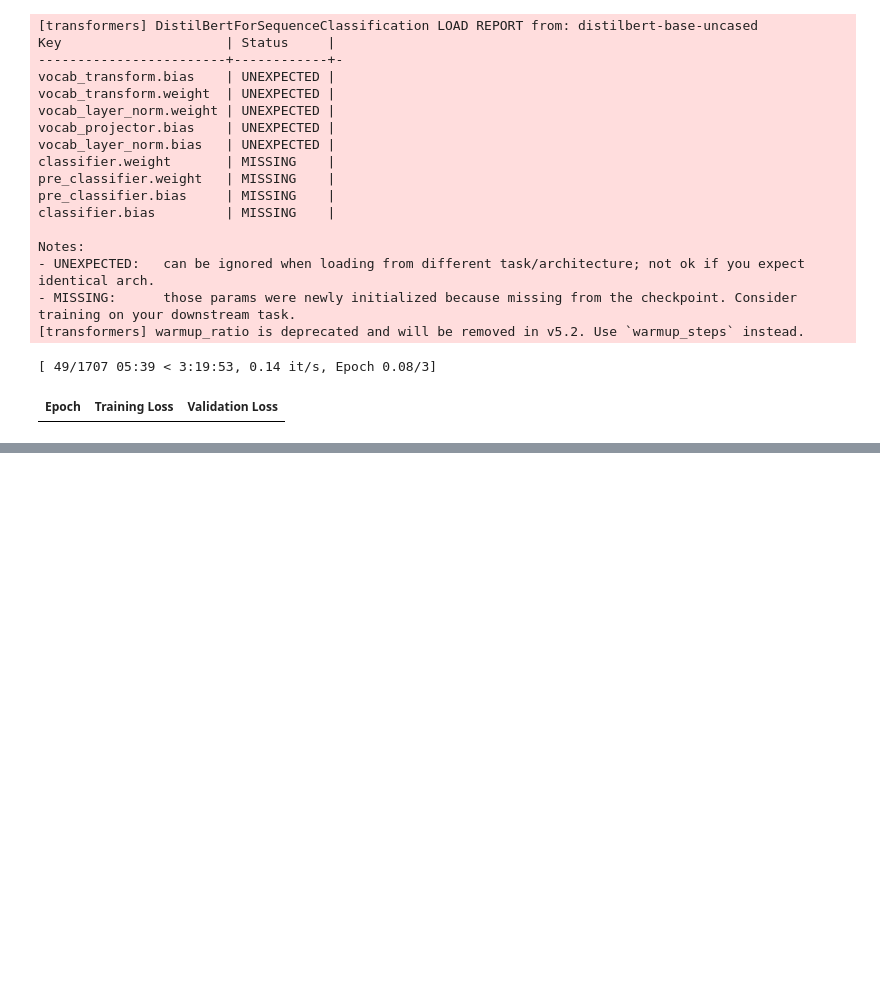
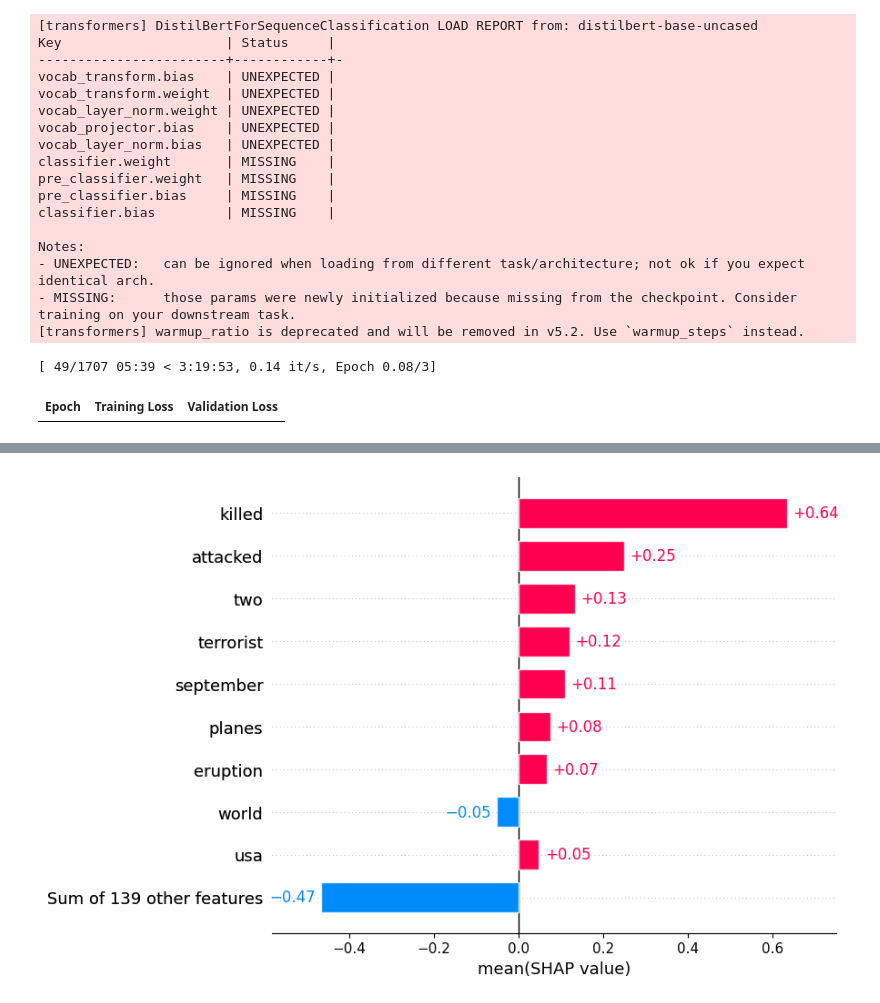
Before and after one commit to Oscar-AS/disaster-tweets-project, a Jupyter notebook: model_avancé/model_Distibert.ipynb, the cells around one changed output, grey strips where cells are left out. Drawn from its saved outputs; the diff is of its cells as text; code cells hidden in the pictures; blank space fills up the shorter version.

```diff
--- a/model_avancé/model_Distibert.ipynb
+++ b/model_avancé/model_Distibert.ipynb
@@ -57,4 +54,4 @@ MLflow activé avec succès sur DagsHub !
 # %%
 # Chargement des données
 # Lecture du fichier CSV depuis le dossier Base et stockage dans la variable 'df'
-df = pd.read_csv("Base/tweets.csv")
+df = pd.read_csv("../Base/tweets.csv")
@@ -60,0 +88,2 @@ df = pd.read_csv("Base/tweets.csv")
+# %%
+df["text"] = df["text"].apply(cleaning_simple)
@@ -241,0 +281,16 @@ Notes:
+# %%
+
+# Chemin vers la sauvegarde locale
+local_model_path = "./best_model_DistilBERT"
+
+# Chargement manuel du tokenizer et du modèle
+tokenizer = AutoTokenizer.from_pretrained(local_model_path)
+model = AutoModelForSequenceClassification.from_pretrained(local_model_path)
+
+# Re-création de l'objet Trainer (pour pouvoir utiliser trainer.predict sur tokenized_test)
+trainer = Trainer(
+    model=model,
+    compute_metrics=compute_metrics
+)
+
+print("Modèle DistilBERT chargé manuellement avec succès depuis le stockage local.")
@@ -284,0 +418,20 @@ plt.show()
+# %%
+import shap
+from transformers import pipeline
+
+# Création d'un pipeline de classification pour SHAP
+# On utilise le modèle et le tokenizer déjà chargés
+clf_pipeline = pipeline("text-classification", model=model, tokenizer=tokenizer, top_k=None)
+
+# Initialisation de l'explainer SHAP spécifique aux modèles de texte
+explainer = shap.Explainer(clf_pipeline)
+
+# On prend un échantillon du test set pour l'explication globale et locale
+sample_tweets = X_test.iloc[:10].tolist()
+shap_values = explainer(sample_tweets)
+
+# 1. Visualisation locale : Pourquoi ce tweet spécifique est classé comme tel ?
+print("Analyse du premier tweet de l'échantillon :")
+# On cherche l'index de la classe 'LABEL_1' (Disaster)
+# Dans un pipeline text-classification, c'est souvent LABEL_1 ou Disaster
+shap.plots.text(shap_values[0, :, "LABEL_1"])
@@ -284,0 +441,6 @@ plt.show()
+# %%
+# 2. Visualisation globale : Quels sont les mots qui pèsent le plus sur l'ensemble de l'échantillon ?
+
+shap.plots.bar(shap_values[:, :, "LABEL_1"].mean(0))
+# %% [output]
+[figure, added]
```
Also changed, not shown: parts of 17 cells of this notebook, 16 other files.
